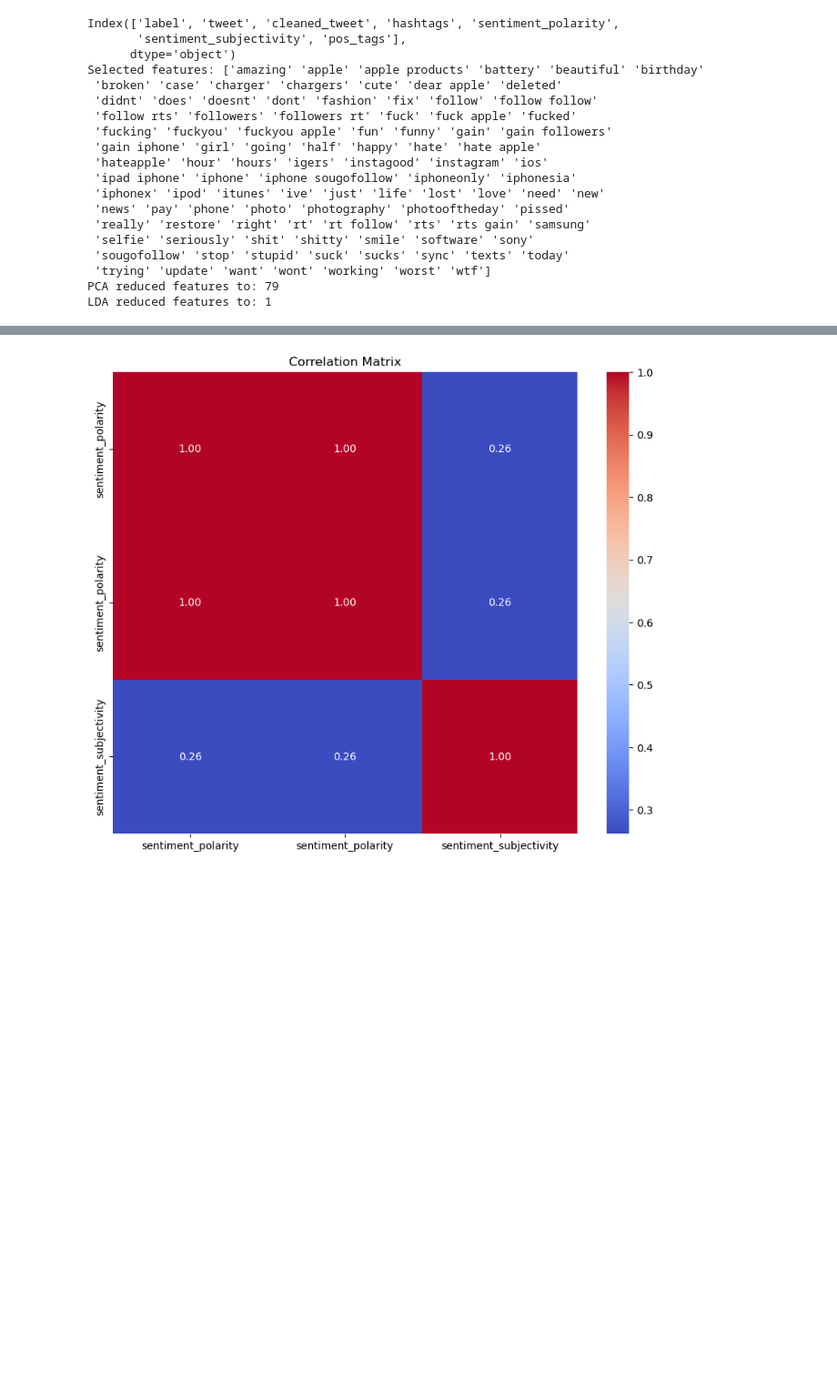
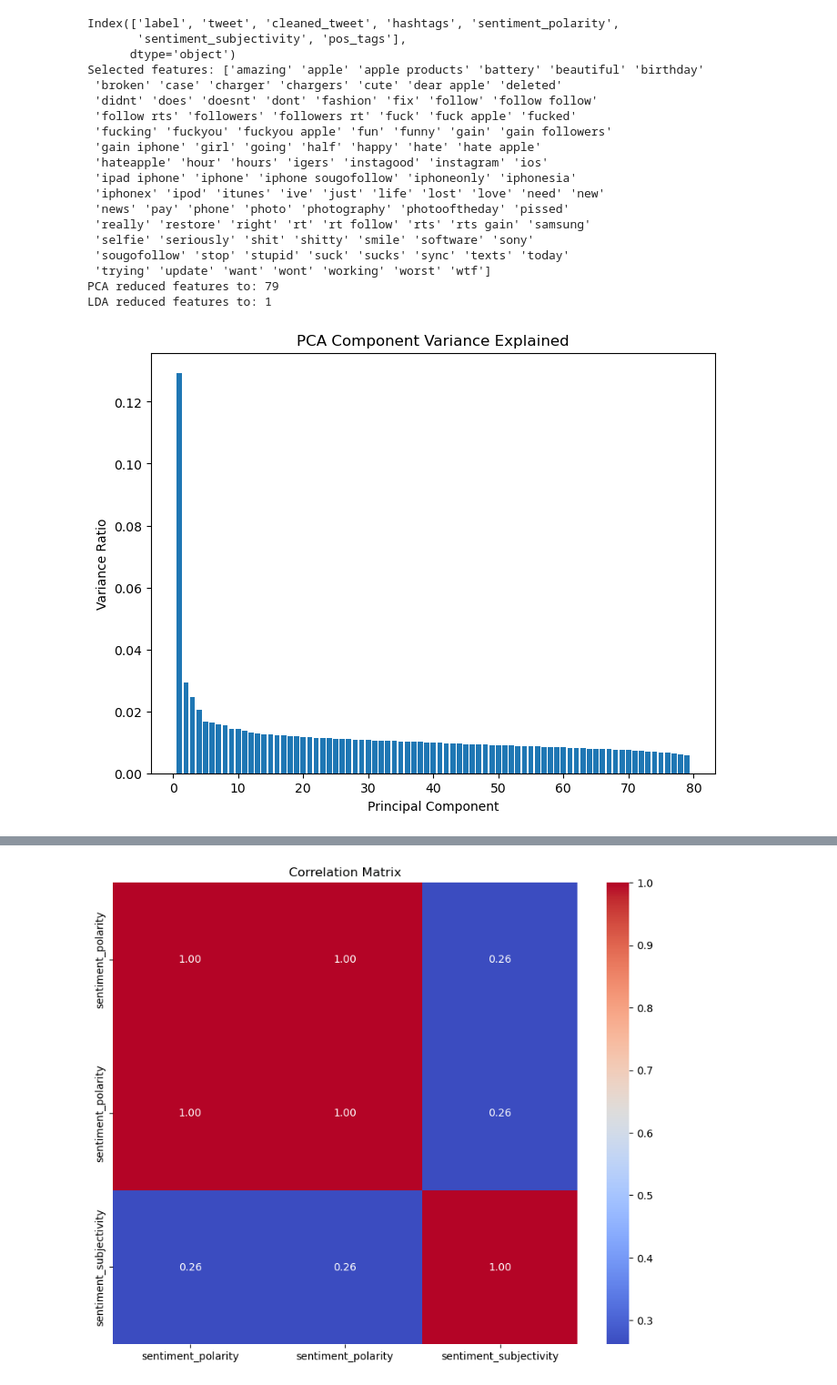
Before and after one commit to ajsib/DoinData-Sentiment-Analysis, a Jupyter notebook: rq3.ipynb, the cells around one changed output, grey strips where cells are left out. Shown at 91% size. Drawn from its saved outputs; the diff is of its cells as text; code cells hidden in the pictures; blank space fills up the shorter version.

```diff
--- a/rq3.ipynb
+++ b/rq3.ipynb
@@ -167,3 +166,14 @@ Selected features: ['amazing' 'apple' 'apple products' 'battery' 'beautiful' 'bi
  'trying' 'update' 'want' 'wont' 'working' 'worst' 'wtf']
 PCA reduced features to: 79
 LDA reduced features to: 1
+# %%
+# PCA Variance Explained Plot
+pca_explained_variance = pca.explained_variance_ratio_
+plt.figure(figsize=(8, 6))
+plt.bar(range(1, len(pca_explained_variance)+1), pca_explained_variance)
+plt.ylabel('Variance Ratio')
+plt.xlabel('Principal Component')
+plt.title('PCA Component Variance Explained')
+plt.show()
+# %% [output]
+[figure, added]
```
Also changed, not shown: parts of 5 cells of this notebook, 1 other file.
